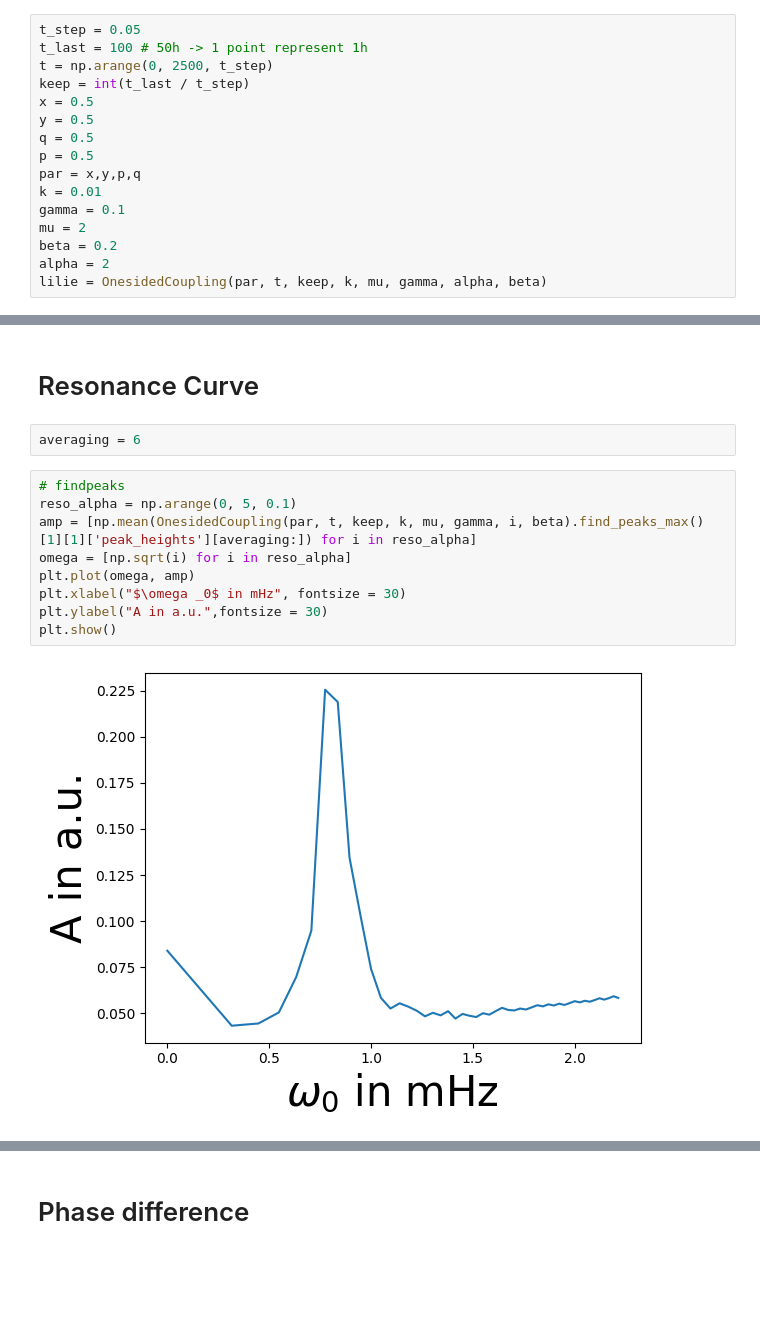
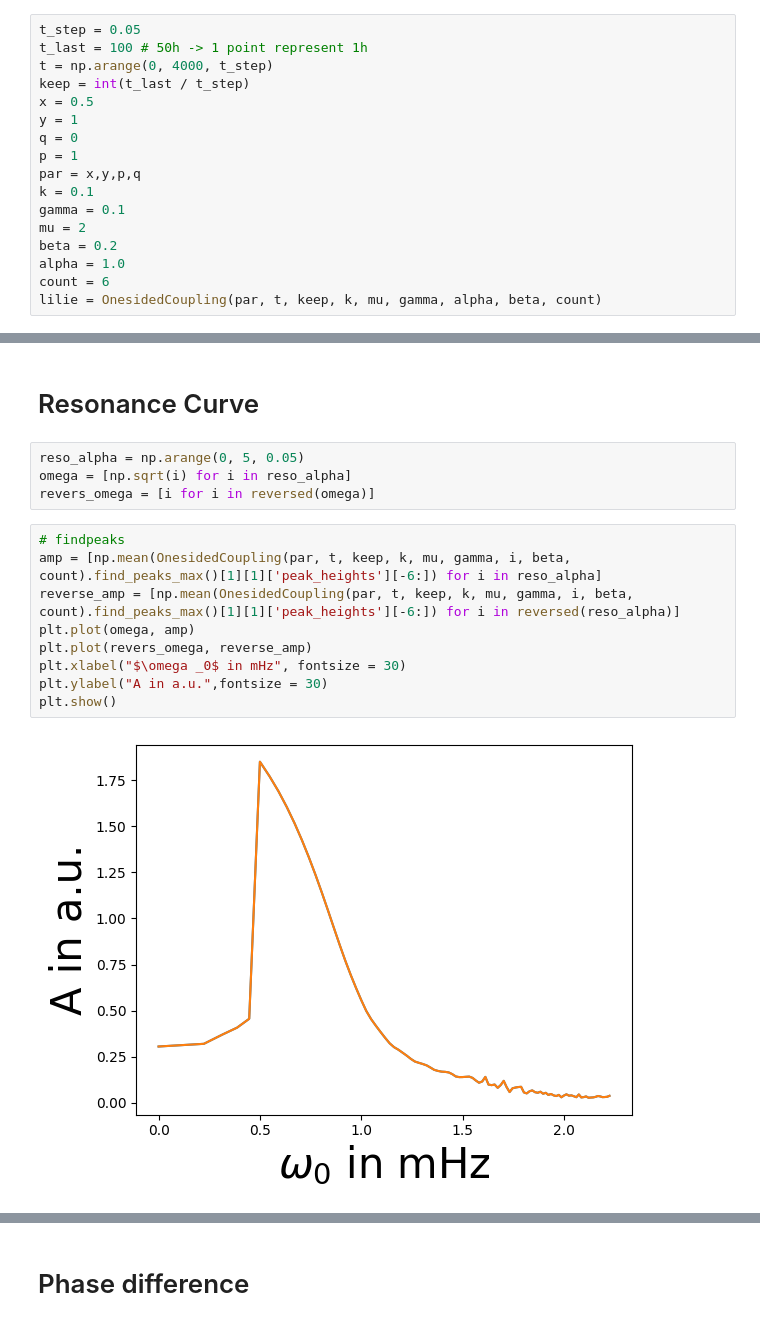
Before and after one commit to huyenanh-nguyen/daniel_model, a Jupyter notebook: ODE/simulation.ipynb, the cells around one changed output, grey strips where cells are left out. Drawn from its saved outputs; the diff is of its cells as text; blank space fills up the shorter version.

```diff
--- a/ODE/simulation.ipynb
+++ b/ODE/simulation.ipynb
@@ -13,16 +13,17 @@ from onesidedcoupling import OnesidedCoupling
 # %%
 t_step = 0.05
 t_last = 100 # 50h -> 1 point represent 1h
-t = np.arange(0, 2500, t_step)
+t = np.arange(0, 4000, t_step)
 keep = int(t_last / t_step)
 x = 0.5
-y = 0.5
-q = 0.5
-p = 0.5
+y = 1
+q = 0
+p = 1
 par = x,y,p,q
-k = 0.01
+k = 0.1
 gamma = 0.1
 mu = 2
 beta = 0.2
-alpha = 2
-lilie = OnesidedCoupling(par, t, keep, k, mu, gamma, alpha, beta)
+alpha = 1.0
+count = 6
+lilie = OnesidedCoupling(par, t, keep, k, mu, gamma, alpha, beta, count)
@@ -183,15 +216,17 @@ plt.show()
 # %% [markdown]
 # Resonance Curve
-# %%
-averaging = 6
+# %%
+reso_alpha = np.arange(0, 5, 0.05)
+omega = [np.sqrt(i) for i in reso_alpha]
+revers_omega = [i for i in reversed(omega)]
 # %%
 # findpeaks
-reso_alpha = np.arange(0, 5, 0.1)
-amp = [np.mean(OnesidedCoupling(par, t, keep, k, mu, gamma, i, beta).find_peaks_max()[1][1]['peak_heights'][averaging:]) for i in reso_alpha]
-omega = [np.sqrt(i) for i in reso_alpha]
+amp = [np.mean(OnesidedCoupling(par, t, keep, k, mu, gamma, i, beta, count).find_peaks_max()[1][1]['peak_heights'][-6:]) for i in reso_alpha]
+reverse_amp = [np.mean(OnesidedCoupling(par, t, keep, k, mu, gamma, i, beta, count).find_peaks_max()[1][1]['peak_heights'][-6:]) for i in reversed(reso_alpha)]
 plt.plot(omega, amp)
+plt.plot(revers_omega, reverse_amp)
 plt.xlabel("$\omega _0$ in mHz", fontsize = 30)
 plt.ylabel("A in a.u.",fontsize = 30)
 plt.show()
 # %% [output]
-[figure, old version]
+[figure, new version]
```
Also changed, not shown: parts of 12 cells of this notebook, 2 other files.
